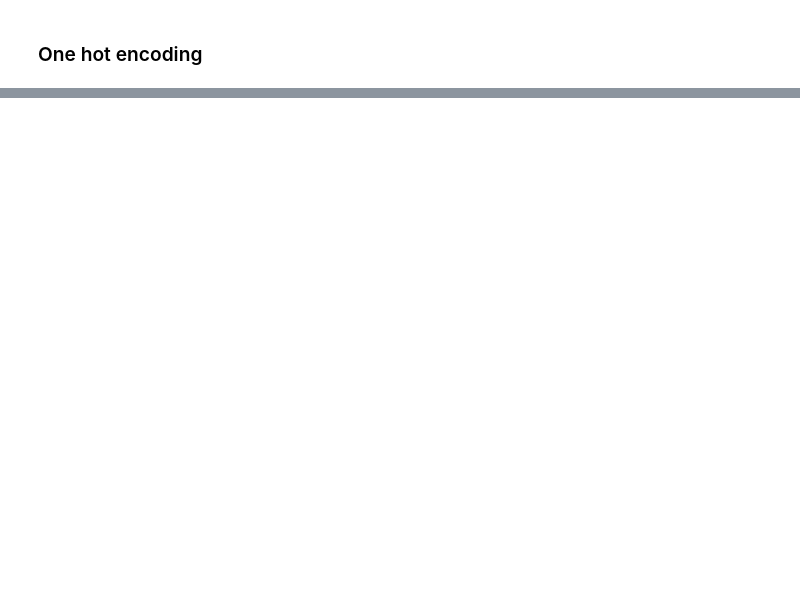
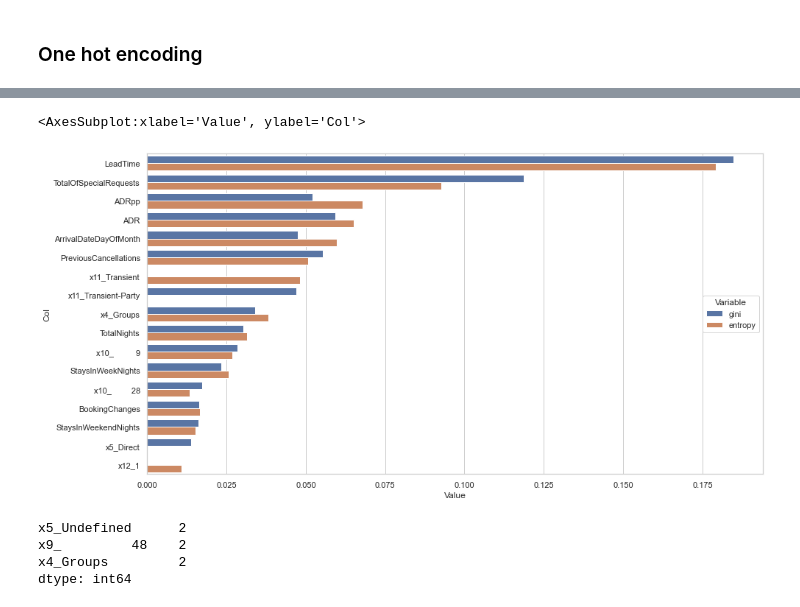
Before and after one commit to fredericojpr/BC2_Predict_Cancellations, a Jupyter notebook: scripts/BC2_Notebook_Frederico.ipynb, the cells around one changed output, grey strips where cells are left out. Drawn from its saved outputs; the diff is of its cells as text; code cells hidden in the pictures; blank space fills up the shorter version.

```diff
--- a/scripts/BC2_Notebook_Frederico.ipynb
+++ b/scripts/BC2_Notebook_Frederico.ipynb
@@ -337,0 +351,8 @@ data_ohc.describe()
+# %%
+# Use OneHotEncoder to encode the categorical features. Get feature names and create a DataFrame
+# with the one-hot encoded categorical features (pass feature names)
+ohc = OneHotEncoder(sparse=False, drop="first")
+ohc_feat = ohc.fit_transform(data_ohc[non_metric_features])
+ohc_feat_names = ohc.get_feature_names()
+ohc_df = pd.DataFrame(ohc_feat, index=data_ohc.index, columns=ohc_feat_names)  # Why the index=df_ohc.index?
+ohc_df.head(3)
@@ -337,0 +365,4 @@ data_ohc.describe()
+# %%
+# Reassigning data to contain ohc variables
+data_ohc = pd.concat([data_ohc.drop(columns=non_metric_features), ohc_df], axis=1)
+data_ohc.head(3)
@@ -337,0 +411,11 @@ data_ohc.describe()
+# %%
+#RFE
+target = data_ohc['IsCanceled']
+datafe = data_ohc.copy().drop(['IsCanceled'], axis=1)
+
+modelLR = LinearRegression()
+rfe = RFE(estimator = modelLR, n_features_to_select = 20)
+c = rfe.fit_transform(X = datafe, y = target)
+modelLR.fit(X = datafe, y = target)
+selected_features = pd.Series(rfe.support_, index = datafe.columns)
+selected_features[selected_features.values==True]
@@ -337,0 +490,15 @@ data_ohc.describe()
+# %%
+# Decision Tree Classifier
+gini_importance = DecisionTreeClassifier().fit(datafe, target).feature_importances_
+entropy_importance = DecisionTreeClassifier(criterion='entropy').fit(datafe, target).feature_importances_
+# %%
+zippy = pd.DataFrame(zip(gini_importance, entropy_importance), columns = ['gini','entropy'])
+zippy['col'] = datafe.columns
+tidy = zippy.melt(id_vars='col').rename(columns=str.title)
+tidy.sort_values(['Value'], ascending = False, inplace = True)
+
+plt.figure(figsize=(15,8))
+sns.barplot(y='Col', x='Value', hue='Variable', data=tidy.head(30))
+# %% [output]
+<AxesSubplot:xlabel='Value', ylabel='Col'>
+[figure, added]
@@ -337,0 +509,9 @@ data_ohc.describe()
+# %%
+series20 = pd.Series(top20)
+series20 = series20.explode().value_counts()
+series20.head(3)
+# %% [output]
+x5_Undefined      2
+x9_         48    2
+x4_Groups         2
+dtype: int64
```
Also changed, not shown: parts of 27 cells of this notebook.
